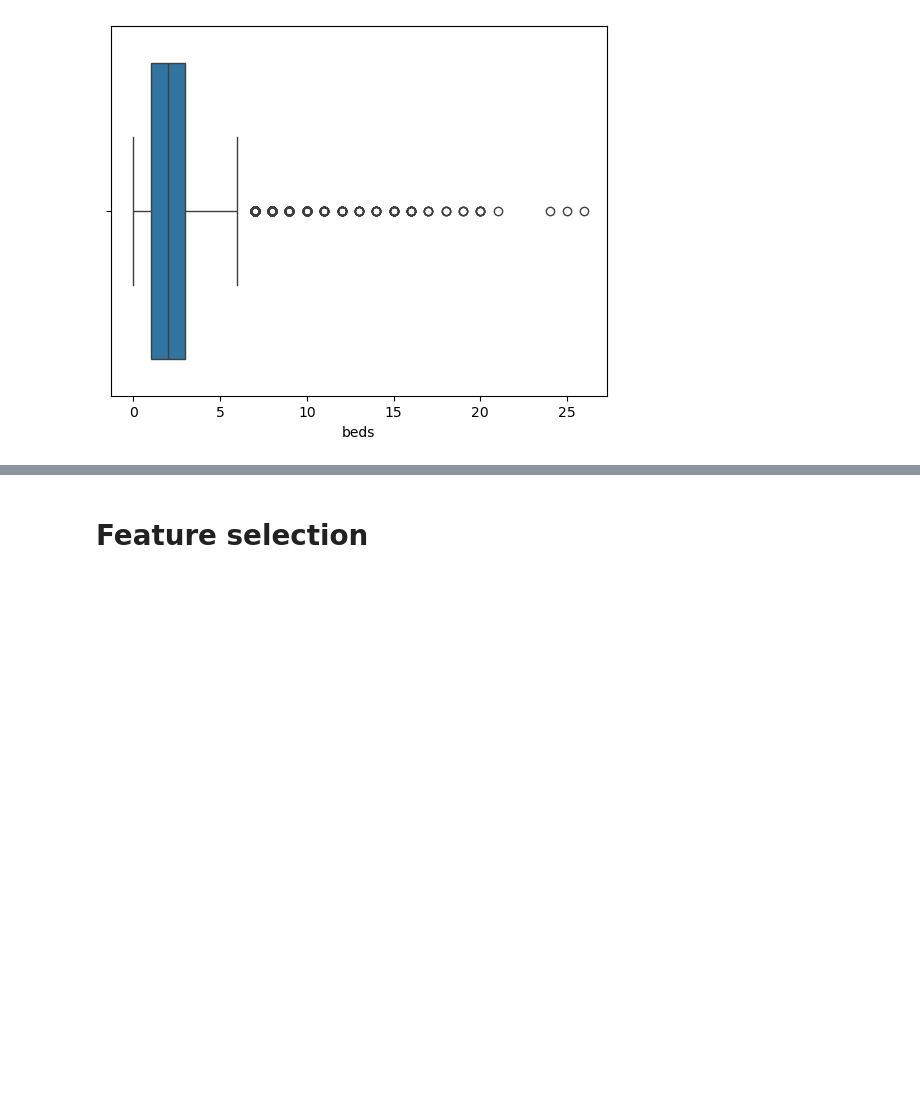
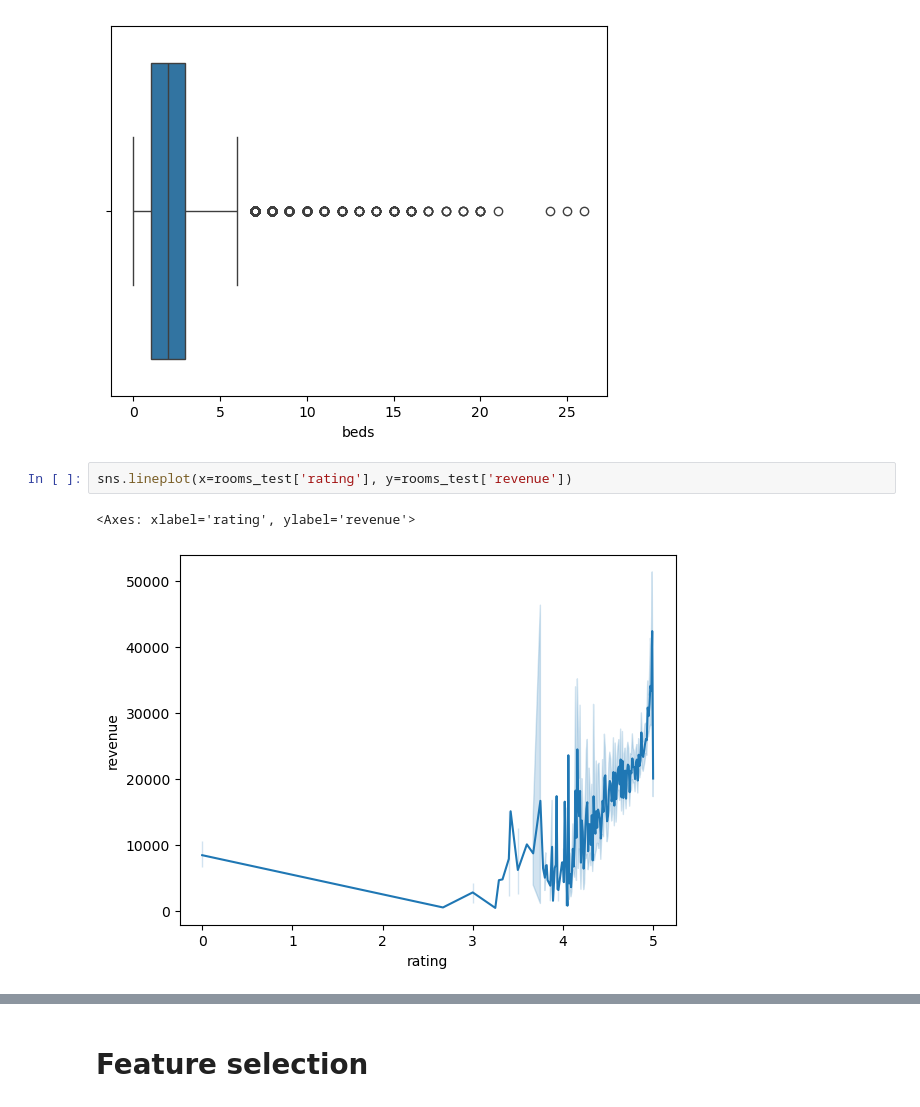
Before and after one commit to cbjonesea/ML-assignment, a Jupyter notebook: MLAssignment.ipynb, the cells around one changed output, grey strips where cells are left out. Saved outputs shown, nothing was run; the diff lists cells and outputs as text; blank space fills up the shorter version.

```diff
--- a/MLAssignment.ipynb
+++ b/MLAssignment.ipynb
@@ -413,3 +404,8 @@ sns.boxplot(data=rooms_test, x='beds')
 # %% [output]
 <Axes: xlabel='beds'>
 [figure]
+# %%
+sns.lineplot(x=rooms_test['rating'], y=rooms_test['revenue'])
+# %% [output]
+<Axes: xlabel='rating', ylabel='revenue'>
+[figure, added]
```
Also changed, not shown: parts of 59 cells of this notebook, 1 other file.
